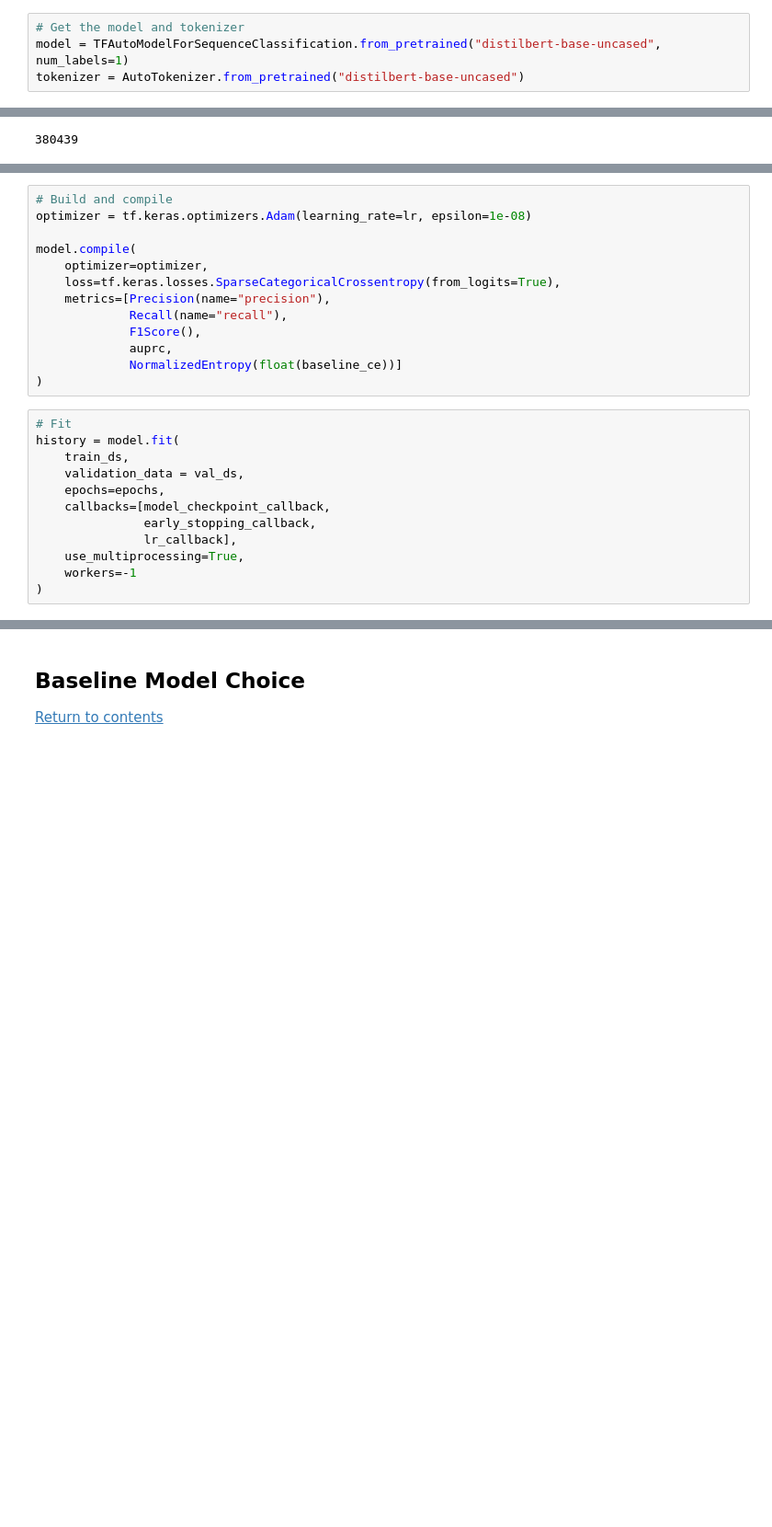
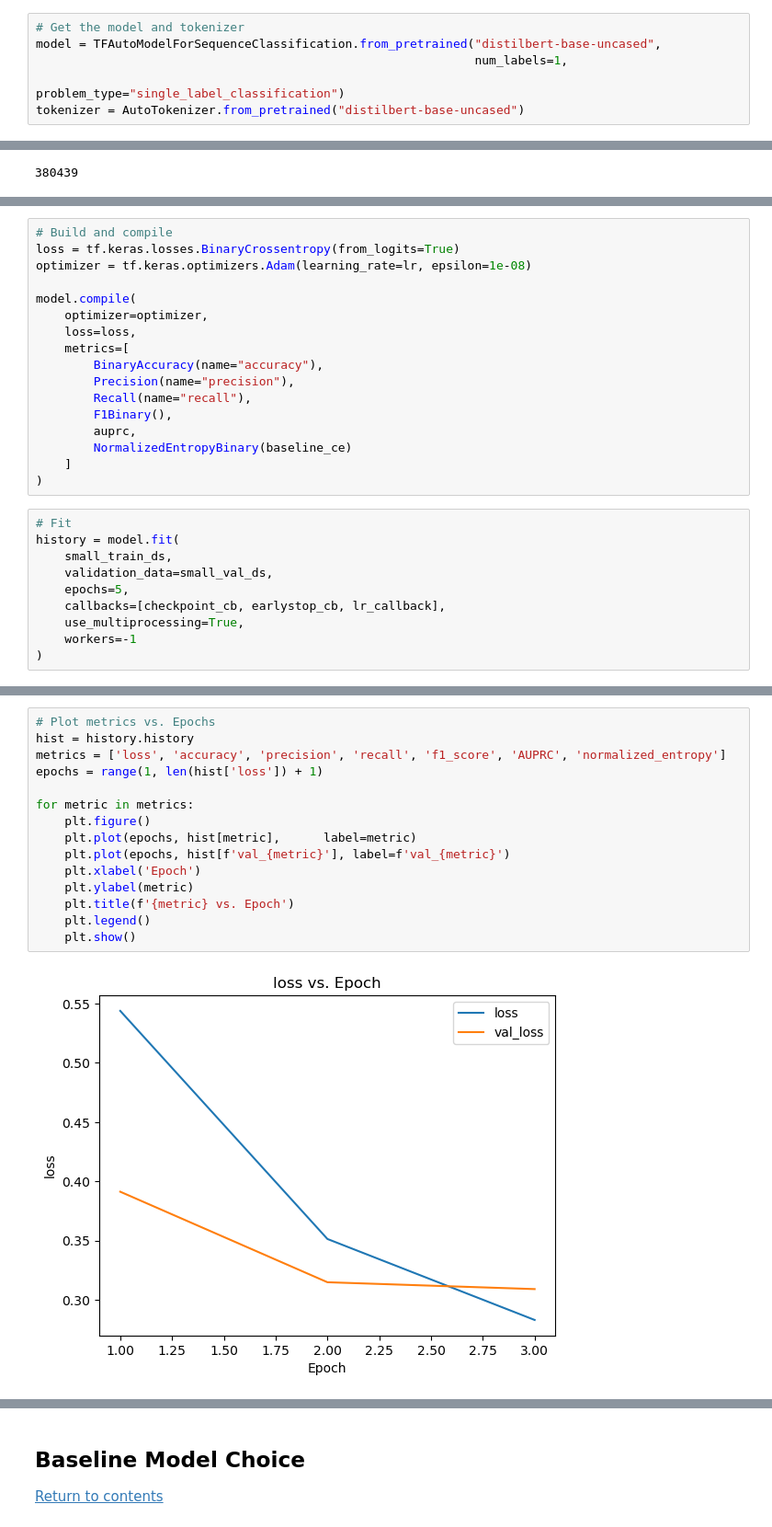
Before and after one commit to thexuanngu/toxicity, a Jupyter notebook: ms4.ipynb, the cells around one changed output, grey strips where cells are left out. Shown at 92% size. Saved outputs shown, nothing was run; the diff lists cells and outputs as text; blank space fills up the shorter version.

Commit message:
Gentlemen, I have trained the model and produced the appropiate graphs

```diff
--- a/ms4.ipynb
+++ b/ms4.ipynb
@@ -251,6 +245,8 @@ Process:
 3. Tokenize
 # %%
 # Get the model and tokenizer
-model = TFAutoModelForSequenceClassification.from_pretrained("distilbert-base-uncased", num_labels=1)
+model = TFAutoModelForSequenceClassification.from_pretrained("distilbert-base-uncased",
+                                                             num_labels=1,
+                                                             problem_type="single_label_classification")
 tokenizer = AutoTokenizer.from_pretrained("distilbert-base-uncased")
 # %% [output]
@@ -382,26 +409,28 @@ class NormalizedEntropy(tf.keras.metrics.Metric):
 auprc = AUC(curve="PR", name="AUPRC")
 # %%
 # Build and compile
+loss = tf.keras.losses.BinaryCrossentropy(from_logits=True)
 optimizer = tf.keras.optimizers.Adam(learning_rate=lr, epsilon=1e-08)
 
 model.compile(
     optimizer=optimizer,
-    loss=tf.keras.losses.SparseCategoricalCrossentropy(from_logits=True),
-    metrics=[Precision(name="precision"),
-             Recall(name="recall"),
-             F1Score(),
-             auprc,
-             NormalizedEntropy(float(baseline_ce))]
+    loss=loss,
+    metrics=[
+        BinaryAccuracy(name="accuracy"),
+        Precision(name="precision"),
+        Recall(name="recall"),
+        F1Binary(),
+        auprc,
+        NormalizedEntropyBinary(baseline_ce)
+    ]
 )
 # %%
 # Fit
 history = model.fit(
-    train_ds,
-    validation_data = val_ds,
-    epochs=epochs,
-    callbacks=[model_checkpoint_callback,
-               early_stopping_callback,
-               lr_callback],
+    small_train_ds,
+    validation_data=small_val_ds,
+    epochs=5,
+    callbacks=[checkpoint_cb, earlystop_cb, lr_callback],
     use_multiprocessing=True,
     workers=-1
 )
@@ -417,0 +459,17 @@ KeyboardInterrupt:
+# %%
+# Plot metrics vs. Epochs
+hist = history.history
+metrics = ['loss', 'accuracy', 'precision', 'recall', 'f1_score', 'AUPRC', 'normalized_entropy']
+epochs = range(1, len(hist['loss']) + 1)
+
+for metric in metrics:
+    plt.figure()
+    plt.plot(epochs, hist[metric],      label=metric)
+    plt.plot(epochs, hist[f'val_{metric}'], label=f'val_{metric}')
+    plt.xlabel('Epoch')
+    plt.ylabel(metric)
+    plt.title(f'{metric} vs. Epoch')
+    plt.legend()
+    plt.show()
+# %% [output]
+[figure, added]
```
Also changed, not shown: parts of 8 cells of this notebook.
